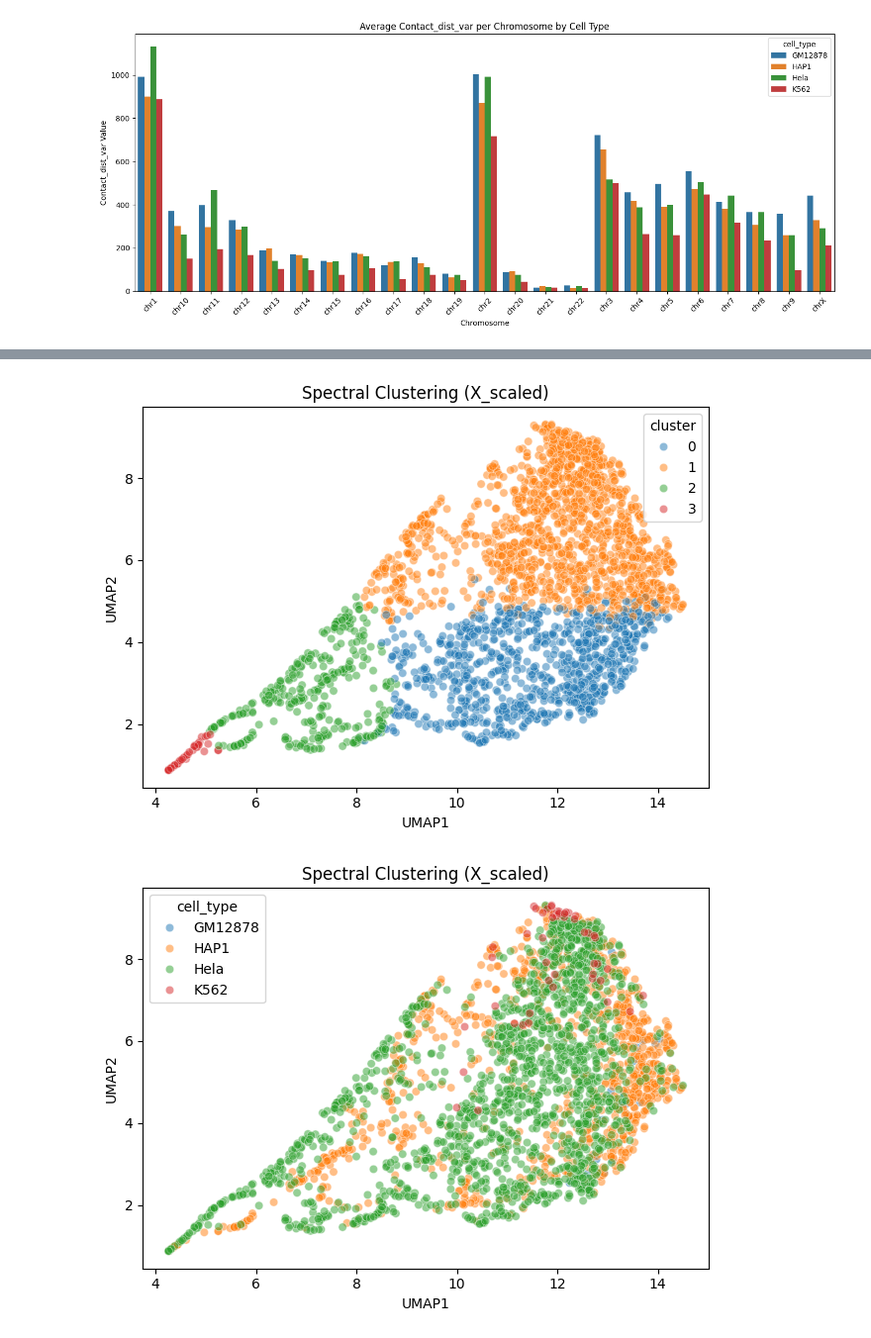
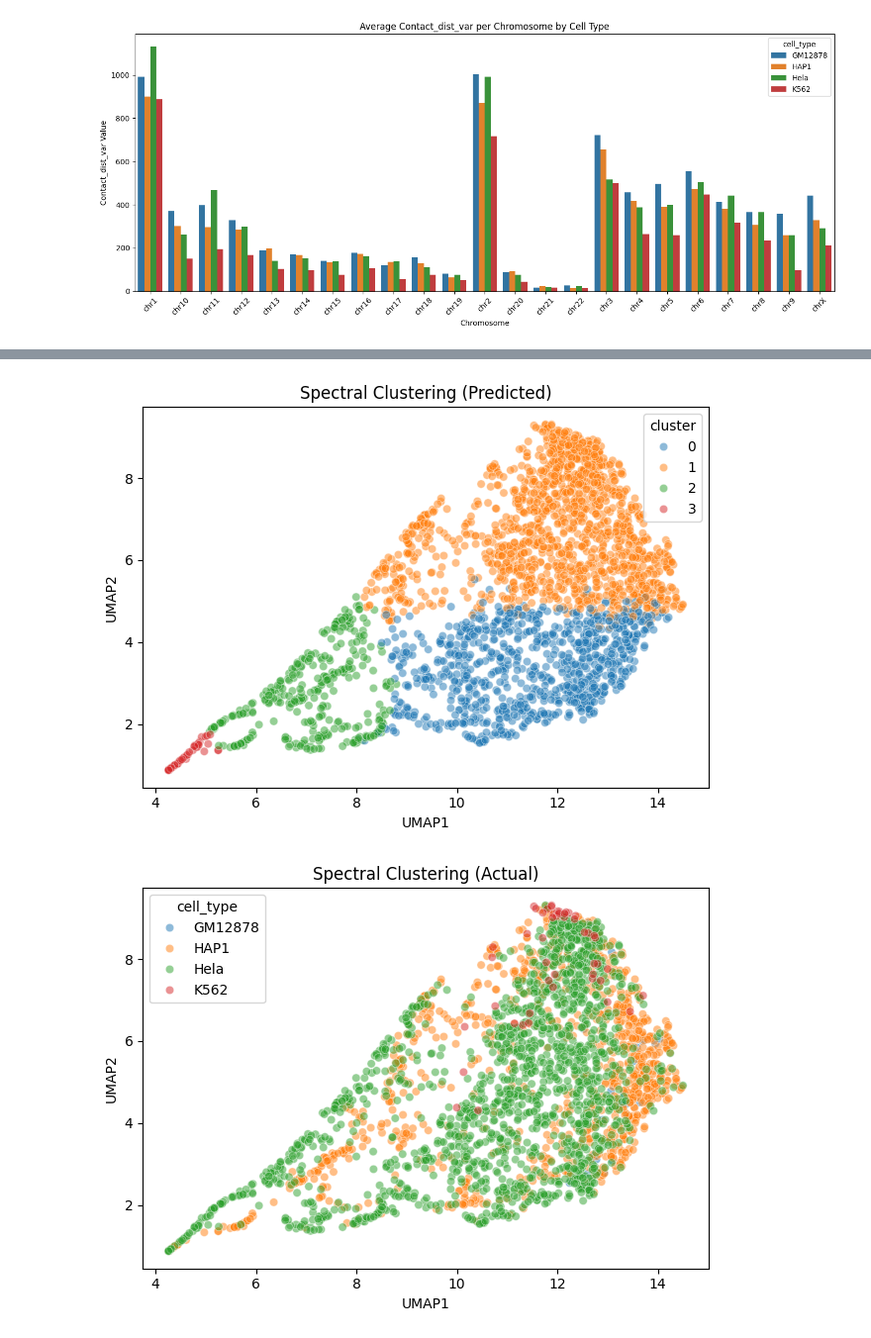
Before and after one commit to saladinshaurov/hic-cell-classification, a Jupyter notebook: notebooks/matrix-chromosome.ipynb, the cells around one changed output, grey strips where cells are left out. Shown at 99% size. Saved outputs shown, nothing was run; the diff lists cells and outputs as text; code cells hidden in the pictures.

```diff
--- a/notebooks/matrix-chromosome.ipynb
+++ b/notebooks/matrix-chromosome.ipynb
@@ -453,22 +441,22 @@ def extract_upper_triangle_features(matrix: pd.DataFrame) -> np.ndarray:
 # %%
 spectral = SpectralClustering(n_clusters=4, affinity='nearest_neighbors',
                               n_neighbors=10, assign_labels='kmeans',
                               random_state=42)
 cluster_labels = spectral.fit_predict(X_scaled)
 
 cluster_df = pd.DataFrame(X_umap, columns=["UMAP1", "UMAP2"], index=test_df.index)
 cluster_df["cluster"] = cluster_labels
 cluster_df["cell_type"] = test_df["cell_type"]
 
 sns.scatterplot(data=cluster_df, x="UMAP1", y="UMAP2", hue="cluster", palette="tab10", alpha=0.5)
-plt.title("Spectral Clustering (X_scaled)")
+plt.title("Spectral Clustering (Predicted)")
 plt.tight_layout()
 plt.show()
 
 sns.scatterplot(data=cluster_df, x="UMAP1", y="UMAP2", hue="cell_type", palette="tab10", alpha=0.5)
-plt.title("Spectral Clustering (X_scaled)")
+plt.title("Spectral Clustering (Actual)")
 plt.tight_layout()
 plt.show()
 # %% [output]
-[figure, old version]
+[figure, new version]
-[figure, old version]
+[figure, new version]
```
Also changed, not shown: parts of 11 cells of this notebook, 1 other file.
